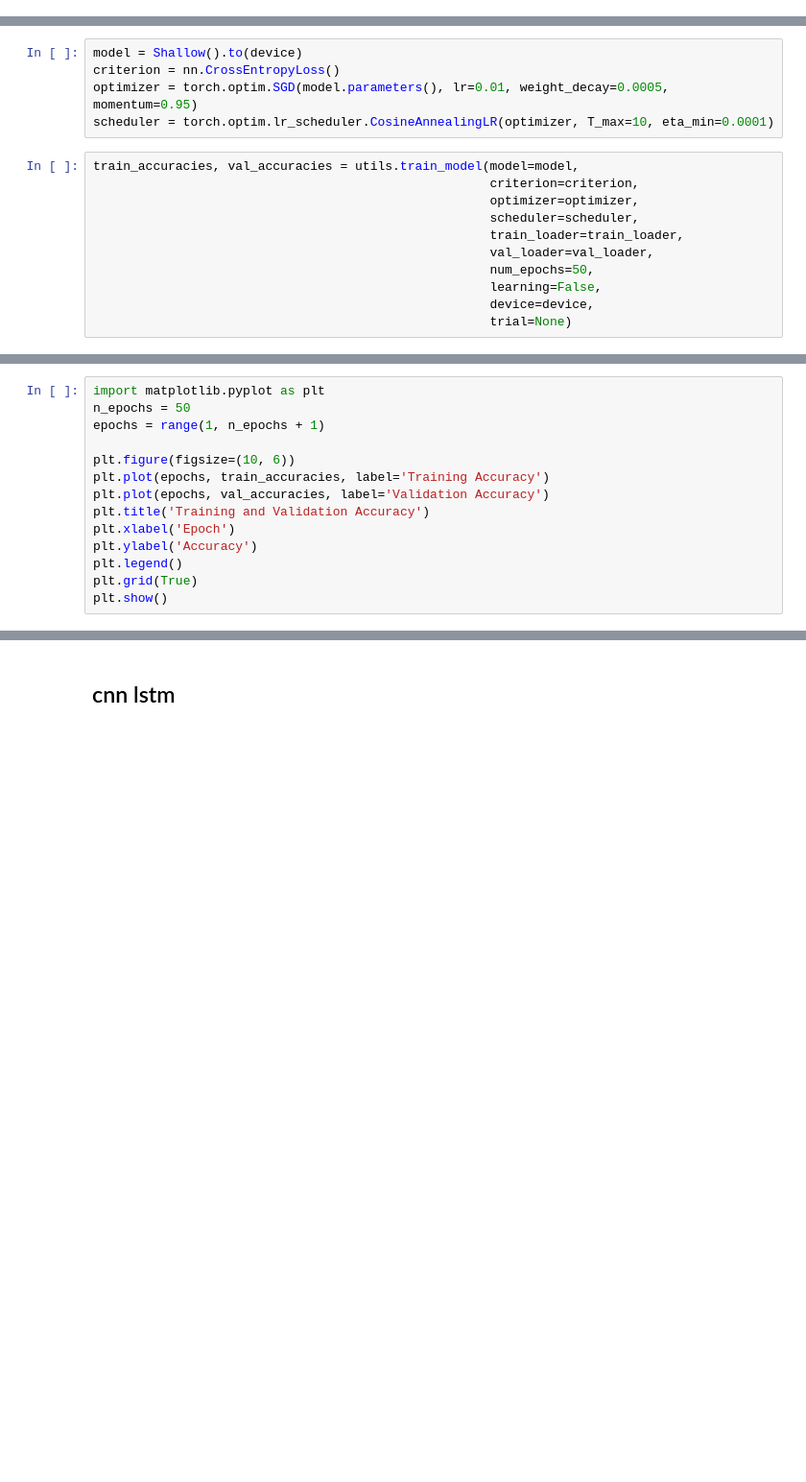
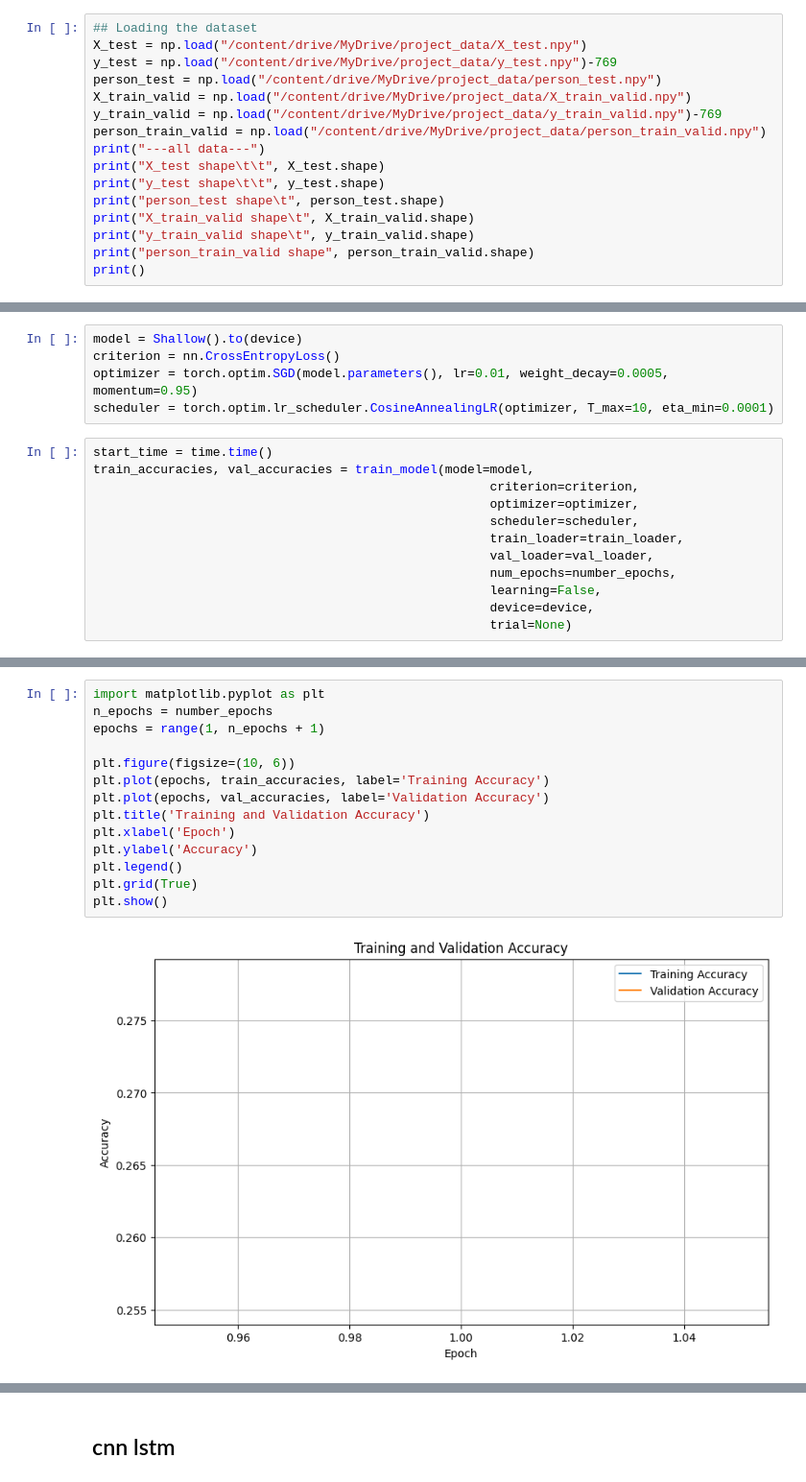
Before and after one commit to warrenjkim/eeg-signal-classifier, a Jupyter notebook: please_work.ipynb, the cells around one changed output, grey strips where cells are left out. Shown at 96% size. Drawn from its saved outputs; the diff is of its cells as text; blank space fills up the shorter version.

```diff
--- a/please_work.ipynb
+++ b/please_work.ipynb
@@ -46,0 +80,16 @@ print(y_train_valid)
+# %%
+## Loading the dataset
+X_test = np.load("/content/drive/MyDrive/project_data/X_test.npy")
+y_test = np.load("/content/drive/MyDrive/project_data/y_test.npy")-769
+person_test = np.load("/content/drive/MyDrive/project_data/person_test.npy")
+X_train_valid = np.load("/content/drive/MyDrive/project_data/X_train_valid.npy")
+y_train_valid = np.load("/content/drive/MyDrive/project_data/y_train_valid.npy")-769
+person_train_valid = np.load("/content/drive/MyDrive/project_data/person_train_valid.npy")
+print("---all data---")
+print("X_test shape\t\t", X_test.shape)
+print("y_test shape\t\t", y_test.shape)
+print("person_test shape\t", person_test.shape)
+print("X_train_valid shape\t", X_train_valid.shape)
+print("y_train_valid shape\t", y_train_valid.shape)
+print("person_train_valid shape", person_train_valid.shape)
+print()
@@ -1215,13 +1265,14 @@ criterion = nn.CrossEntropyLoss()
 optimizer = torch.optim.SGD(model.parameters(), lr=0.01, weight_decay=0.0005, momentum=0.95)
 scheduler = torch.optim.lr_scheduler.CosineAnnealingLR(optimizer, T_max=10, eta_min=0.0001)
 # %%
-train_accuracies, val_accuracies = utils.train_model(model=model,
+start_time = time.time()
+train_accuracies, val_accuracies = train_model(model=model,
                                                      criterion=criterion,
                                                      optimizer=optimizer,
                                                      scheduler=scheduler,
                                                      train_loader=train_loader,
                                                      val_loader=val_loader,
-                                                     num_epochs=50,
+                                                     num_epochs=number_epochs,
                                                      learning=False,
                                                      device=device,
                                                      trial=None)
@@ -1253,15 +1282,17 @@ Epoch 12
 # %%
 import matplotlib.pyplot as plt
-n_epochs = 50
+n_epochs = number_epochs
 epochs = range(1, n_epochs + 1)
 
 plt.figure(figsize=(10, 6))
 plt.plot(epochs, train_accuracies, label='Training Accuracy')
 plt.plot(epochs, val_accuracies, label='Validation Accuracy')
 plt.title('Training and Validation Accuracy')
 plt.xlabel('Epoch')
 plt.ylabel('Accuracy')
 plt.legend()
 plt.grid(True)
 plt.show()
+# %% [output]
+[figure, added]
 # %%
```
Also changed, not shown: parts of 76 cells of this notebook.
